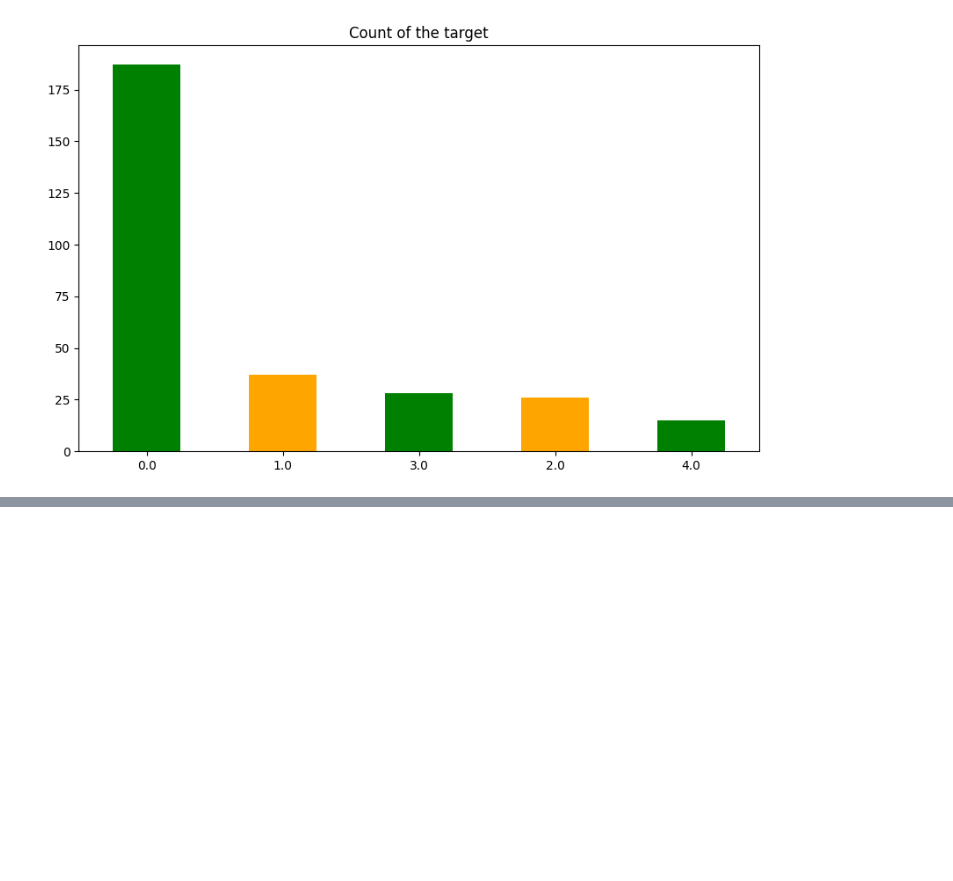
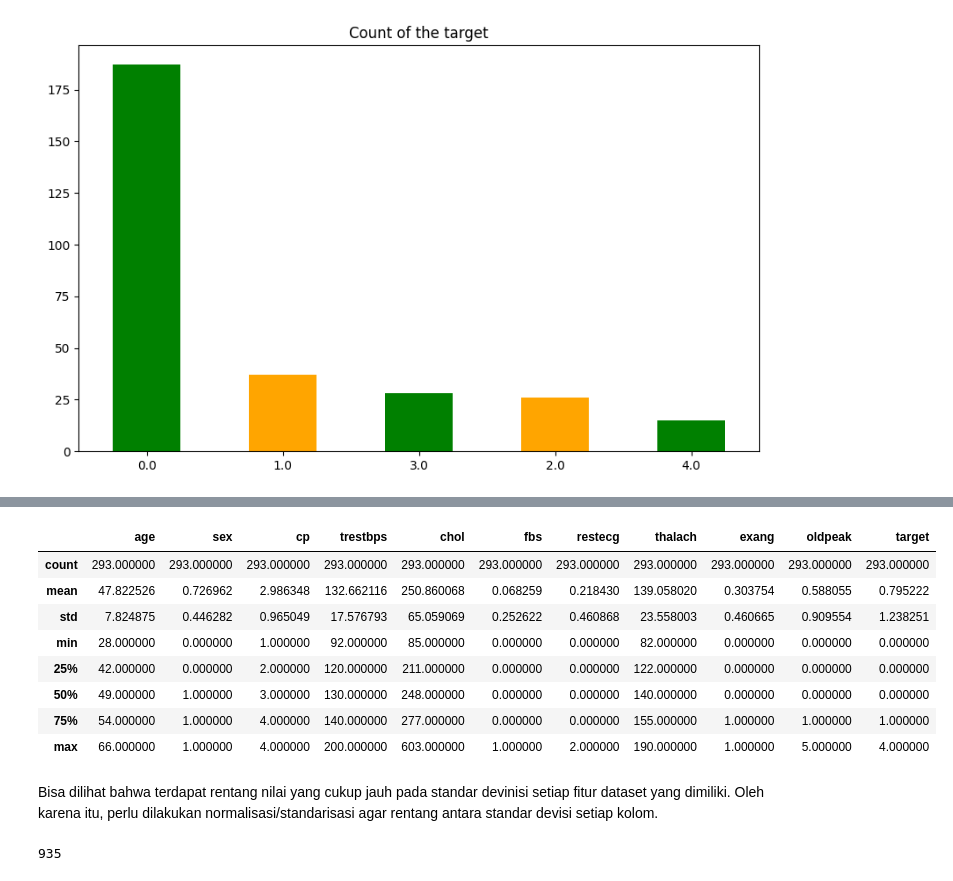
Before and after one commit to Anthopyta/DC, a Jupyter notebook: Hungarian.ipynb, the cells around one changed output, grey strips where cells are left out. Cells and saved outputs as stored; diff of their text form; code cells hidden in the pictures; blank space fills up the shorter version.

```diff
--- a/Hungarian.ipynb
+++ b/Hungarian.ipynb
@@ -484,0 +538,21 @@ dan disini akan melakukan oversampling dikarenakan jumlah data tidak banyak.
+# %%
+dfClean.describe()
+# %% [output]
+|  | age | sex | cp | trestbps | chol | fbs | restecg | thalach | exang | oldpeak | target |
+| count | 293.000000 | 293.000000 | 293.000000 | 293.000000 | 293.000000 | 293.000000 | 293.000000 | 293.000000 | 293.000000 | 293.000000 | 293.000000 |
+| mean | 47.822526 | 0.726962 | 2.986348 | 132.662116 | 250.860068 | 0.068259 | 0.218430 | 139.058020 | 0.303754 | 0.588055 | 0.795222 |
+| std | 7.824875 | 0.446282 | 0.965049 | 17.576793 | 65.059069 | 0.252622 | 0.460868 | 23.558003 | 0.460665 | 0.909554 | 1.238251 |
+| min | 28.000000 | 0.000000 | 1.000000 | 92.000000 | 85.000000 | 0.000000 | 0.000000 | 82.000000 | 0.000000 | 0.000000 | 0.000000 |
+| 25% | 42.000000 | 0.000000 | 2.000000 | 120.000000 | 211.000000 | 0.000000 | 0.000000 | 122.000000 | 0.000000 | 0.000000 | 0.000000 |
+| 50% | 49.000000 | 1.000000 | 3.000000 | 130.000000 | 248.000000 | 0.000000 | 0.000000 | 140.000000 | 0.000000 | 0.000000 | 0.000000 |
+| 75% | 54.000000 | 1.000000 | 4.000000 | 140.000000 | 277.000000 | 0.000000 | 0.000000 | 155.000000 | 1.000000 | 1.000000 | 1.000000 |
+| max | 66.000000 | 1.000000 | 4.000000 | 200.000000 | 603.000000 | 1.000000 | 2.000000 | 190.000000 | 1.000000 | 5.000000 | 4.000000 |
+# %% [markdown]
+Bisa dilihat bahwa terdapat rentang nilai yang cukup jauh pada standar devinisi setiap fitur dataset yang dimiliki. Oleh karena itu, perlu dilakukan normalisasi/standarisasi agar rentang antara standar devisi setiap kolom.
+# %%
+from sklearn.preprocessing import MinMaxScaler
+scaler = MinMaxScaler()
+X_smote_resampled_normal = scaler.fit_transform(X_smote_resampled)
+len(X_smote_resampled_normal)
+# %% [output]
+935
```
Also changed, not shown: parts of 10 cells of this notebook.
